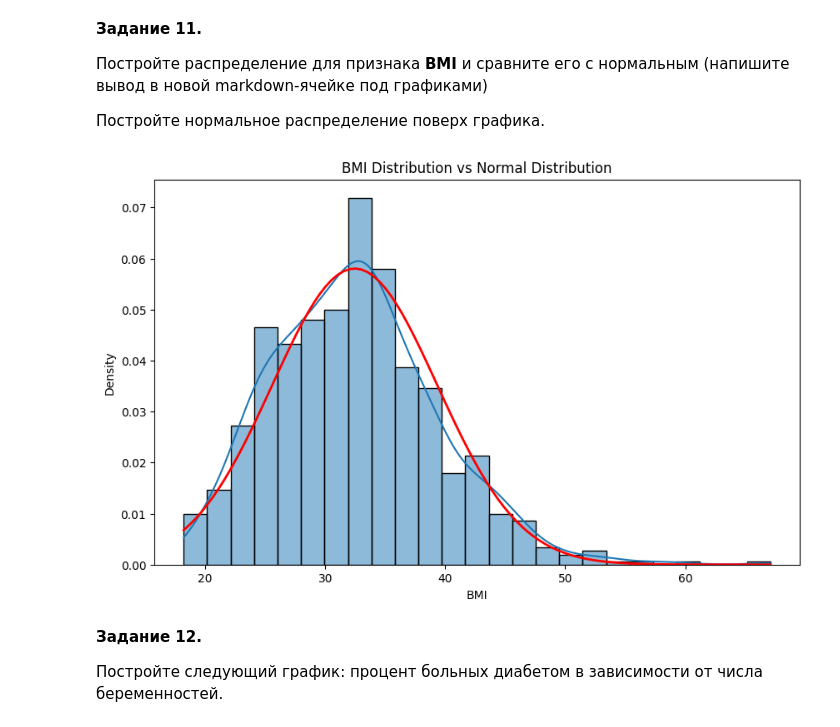
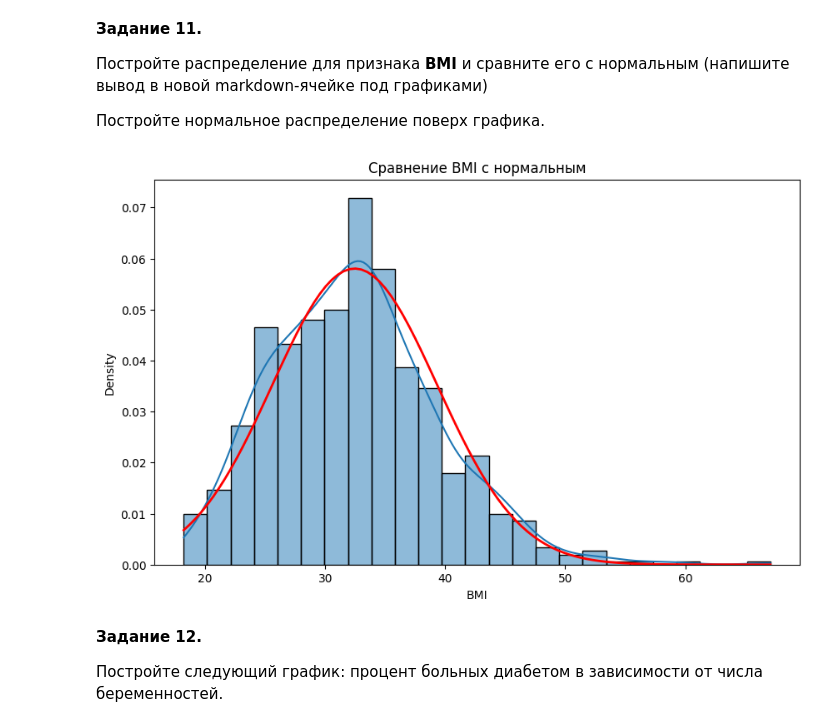
Before and after one commit to appling2024/MSP, a Jupyter notebook: Pandas/pandas_2 (часть 2).ipynb, the cells around one changed output. Saved outputs shown, nothing was run; the diff lists cells and outputs as text; code cells hidden in the pictures.

```diff
--- a/Pandas/pandas_2 (часть 2).ipynb
+++ b/Pandas/pandas_2 (часть 2).ipynb
@@ -201,12 +204,12 @@ __Задание 11.__
 # %%
 plt.figure(figsize=(10, 6))
 sns.histplot(data['BMI'], kde=True, stat='density')
 x = np.linspace(data['BMI'].min(), data['BMI'].max(), 100)
 plt.plot(x, norm.pdf(x, data['BMI'].mean(), data['BMI'].std()), 'r-', lw=2)
-plt.title('BMI Distribution vs Normal Distribution')
-plt.show()# решение
+plt.title('Сравнение BMI с нормальным')
+plt.show()
 # %% [output]
-[figure, old version]
+[figure, new version]
 # %% [markdown]
 __Задание 12.__
 
```
Also changed, not shown: parts of 8 cells of this notebook, 15 other files.
